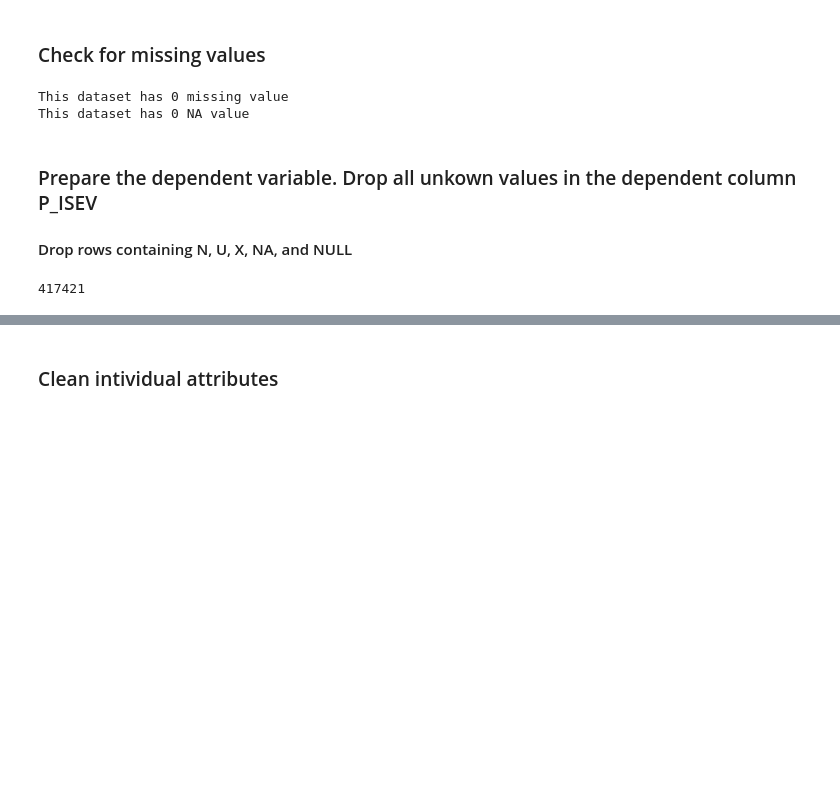
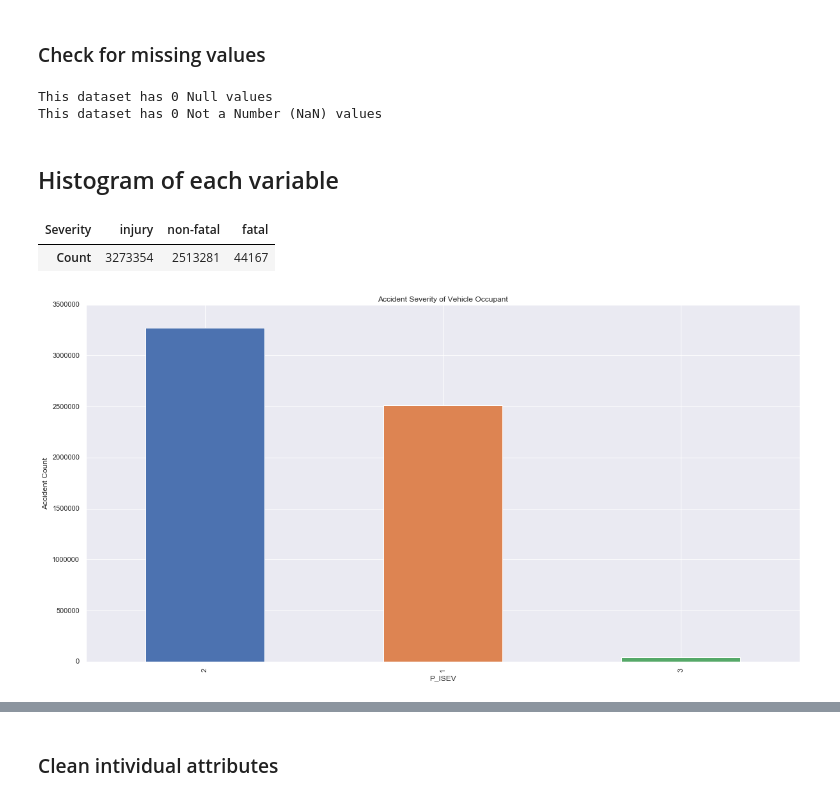
Before and after one commit to pgunabal/Capstone_CKME136_Winter_2018, a Jupyter notebook: CKME136_2018_dataprep.ipynb, the cells around one changed output, grey strips where cells are left out. Drawn from its saved outputs; the diff is of its cells as text; code cells hidden in the pictures; blank space fills up the shorter version.

Commit message:
Intial Data Analysis, added histograms

```diff
--- a/CKME136_2018_dataprep.ipynb
+++ b/CKME136_2018_dataprep.ipynb
@@ -22,0 +30,8 @@ debug = False
+# %%
+# list the accident severity count
+def severity_count(data):
+    sv_count = data.value_counts()
+    sv_count.index.name = 'Severity'
+    df_sv_count = pd.DataFrame({'Count':sv_count.values}, index = sv_count.index)
+    df_sv_count.rename(index={'1':'non-fatal','2':'injury', '3':'fatal'},inplace=True)
+    return df_sv_count
@@ -82,7 +112,5 @@ dtype: object
 # %%
 #Move the dependent variable to the outside and drop C_CASE column
 P_ISEV = df['P_ISEV']
-P_ISEV
-df.drop(columns = ['P_ISEV', 'C_SEV', 'C_CASE'], inplace = True)
+df.drop(columns = ['P_ISEV'], inplace = True)
 df['P_ISEV'] = P_ISEV
-df
@@ -107,0 +120,7 @@ df
+# %%
+### drop rows that have more than 4 missing values and P_ISEV is not fatal
+missing_value_strings = ['U', 'UU', 'UUU', 'UUUU', 'N', 'NN', 'NNN', 'NNNN', 'Q', 'QQ', 'QQQ', 'QQQQ', 'X', 'XX', 'XXX', 'XXXX']
+non_fatal_with_more_than_4_missing = ((df.isin(missing_value_strings).sum(axis=1) > 3) & ~(df['P_ISEV'] == '3')).sum()
+df.drop(df.index[(df.isin(missing_value_strings).sum(axis=1) > 3) & ~(df['P_ISEV'] == '3')], inplace = True)
+df = df.reset_index(drop=True)
+print("Dropped {drop_count} rows from dataset".format(drop_count = non_fatal_with_more_than_4_missing))
@@ -108,15 +132,22 @@ df
+# %%
+#Move the dependent variable to the outside and drop C_CASE column
+df.drop(columns = ['C_SEV', 'C_CASE'], inplace = True)
 # %% [markdown]
 ### Check for missing values
 # %%
-print("This dataset has {0} missing value".format(df.isnull().sum().sum()))
-print("This dataset has {0} NA value".format(df.isna().sum().sum()))
+print("This dataset has {0} Null values".format(df.isnull().sum().sum()))
+print("This dataset has {0} Not a Number (NaN) values".format(df.isna().sum().sum()))
 # %% [output]
-This dataset has 0 missing value
-This dataset has 0 NA value
+This dataset has 0 Null values
+This dataset has 0 Not a Number (NaN) values
-# %% [markdown]
-### Prepare the dependent variable.  Drop all unkown values in the dependent column P_ISEV
-#### Drop rows containing N, U, X, NA, and NULL
-# %%
-df['P_ISEV'].isin(['U', 'N', 'X' ]).sum()
-# %% [output]
-417421
+# %% [markdown]
+## Histogram of each variable
+# %%
+# Histogram of Accident Severity of Vehicle Occupant
+plotSimpleHist(df['P_ISEV'], 'Accident Severity of Vehicle Occupant', hight=10, width=20)
+severity_count(df['P_ISEV']).transpose()
+#severity_count(df['P_ISEV'])
+# %% [output]
+| Severity | injury | non-fatal | fatal |
+| Count | 3273354 | 2513281 | 44167 |
+[figure, added]
```
Also changed, not shown: parts of 99 cells of this notebook, 1 other file.
